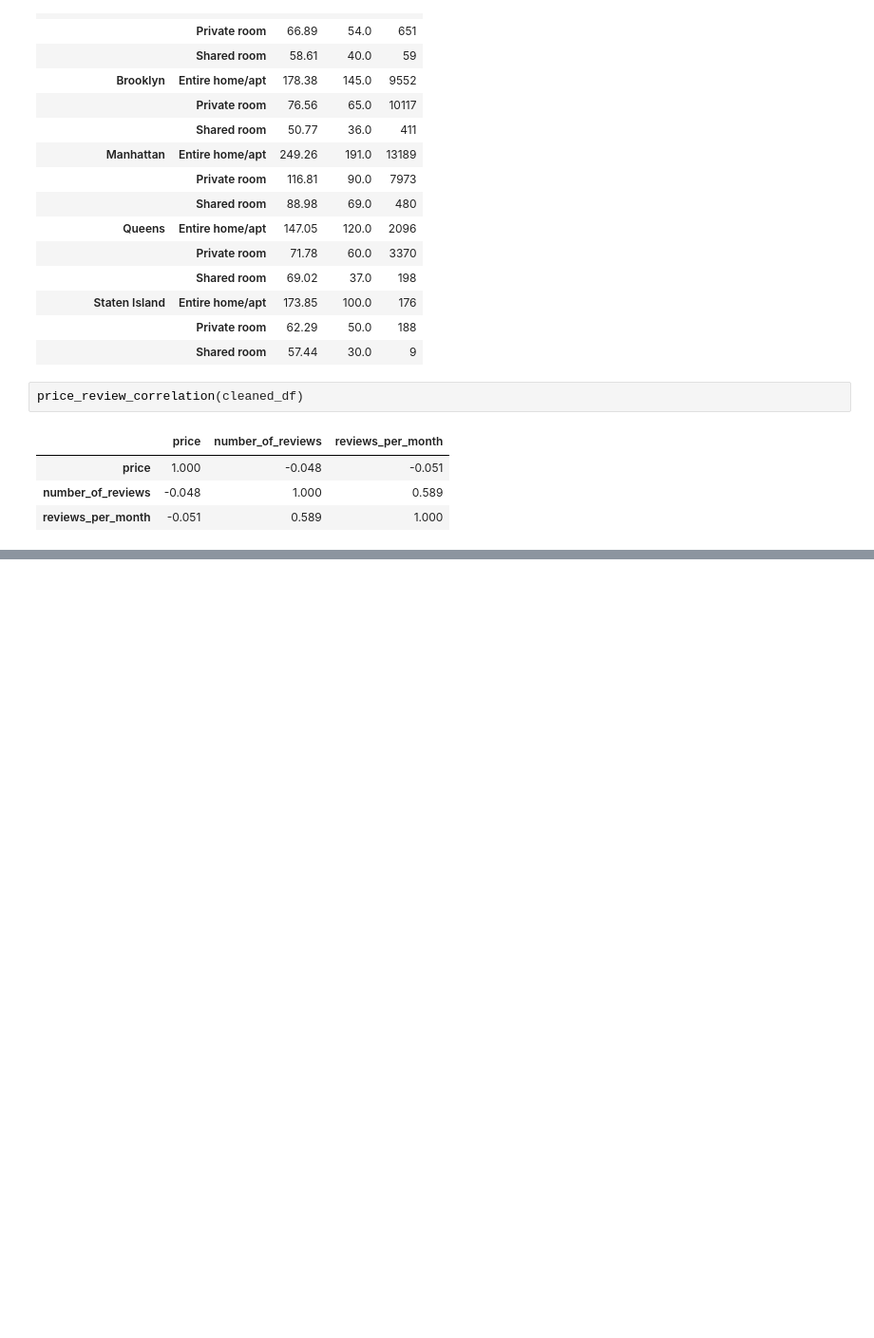
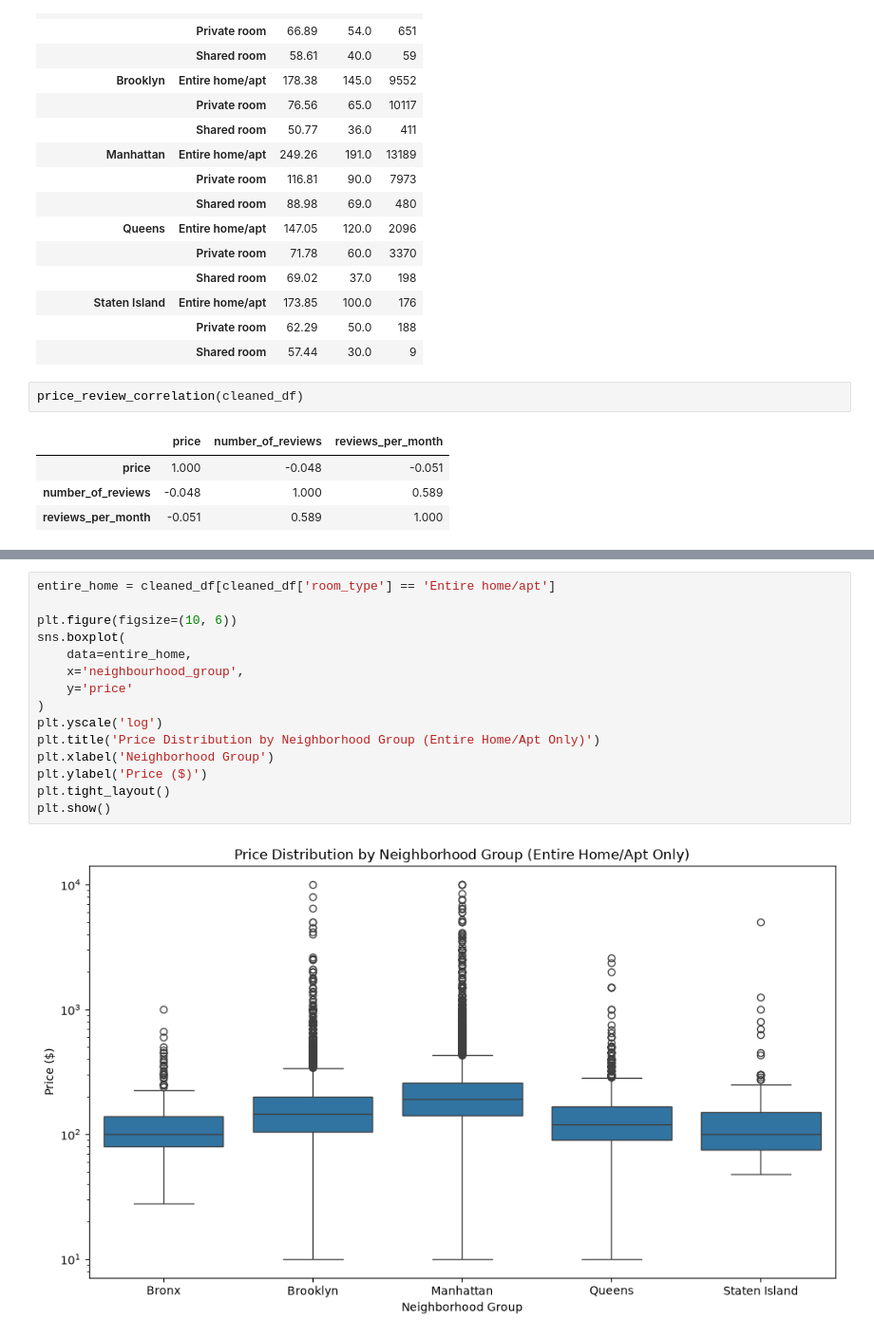
Before and after one commit to bnwiran/ai-programming-foundations-project, a Jupyter notebook: data_workflow.ipynb, the cells around one changed output, grey strips where cells are left out. Shown at 95% size. Cells and saved outputs as stored; diff of their text form; blank space fills up the shorter version.

```diff
--- a/data_workflow.ipynb
+++ b/data_workflow.ipynb
@@ -261,0 +282,17 @@ price_review_correlation(cleaned_df)
+# %%
+entire_home = cleaned_df[cleaned_df['room_type'] == 'Entire home/apt']
+
+plt.figure(figsize=(10, 6))
+sns.boxplot(
+    data=entire_home,
+    x='neighbourhood_group',
+    y='price'
+)
+plt.yscale('log')
+plt.title('Price Distribution by Neighborhood Group (Entire Home/Apt Only)')
+plt.xlabel('Neighborhood Group')
+plt.ylabel('Price ($)')
+plt.tight_layout()
+plt.show()
+# %% [output]
+[figure, added]
```
Also changed, not shown: parts of 3 cells of this notebook.
